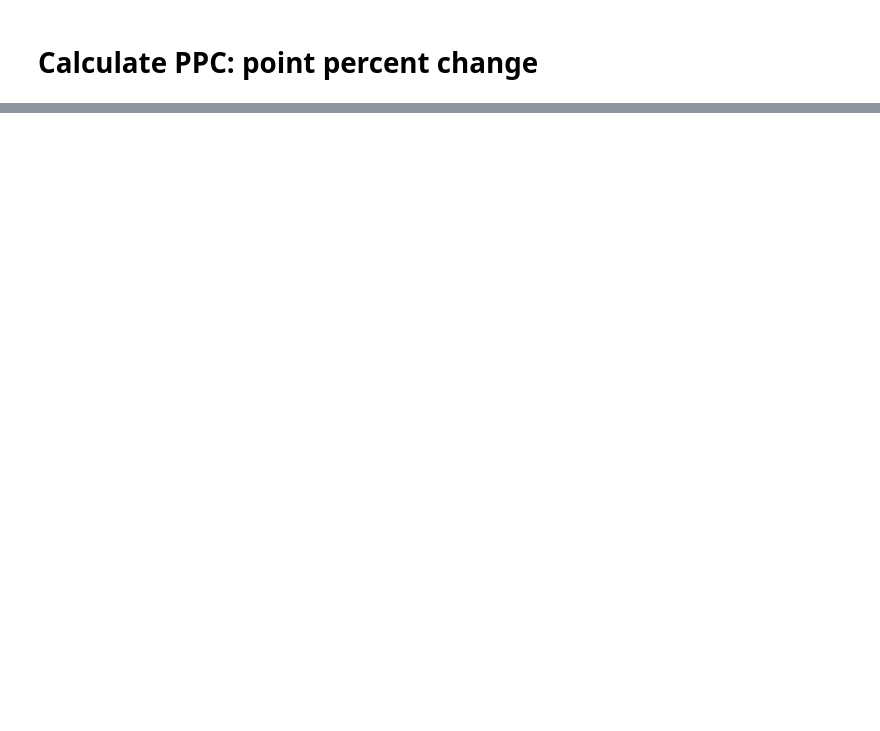
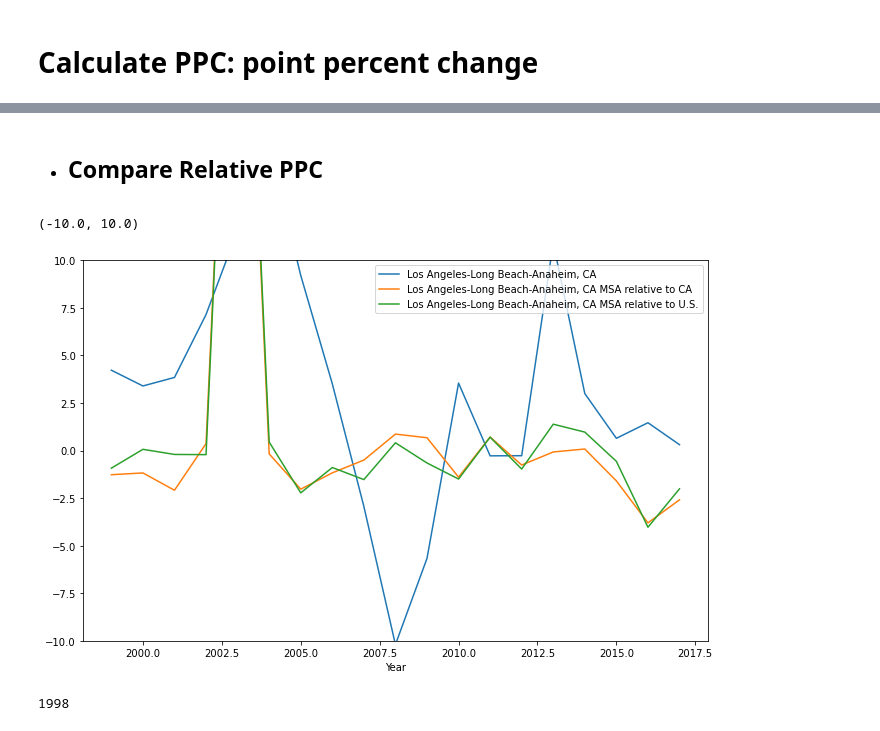
Before and after one commit to hamed-a/DI-project, a Jupyter notebook: process_data_.ipynb, the cells around one changed output, grey strips where cells are left out. Drawn from its saved outputs; the diff is of its cells as text; code cells hidden in the pictures; blank space fills up the shorter version.

```diff
--- a/process_data_.ipynb
+++ b/process_data_.ipynb
@@ -84,0 +175,3 @@ df_state[1998]
+# %%
+def house_ppc_relative(MSA_rank):
+    return house_ppc_df[house_ppc_df.columns[MSA_rank]]-house_ppc_df[house_ppc_df.columns[0]]
@@ -84,0 +206,29 @@ df_state[1998]
+# %% [markdown]
+- ## Compare Relative PPC
+# %%
+plt.figure()
+
+fsize = 7
+plt.gcf().set_size_inches(fsize*1.6,fsize)
+
+
+MSA_rank = 2
+house_ppc_relative(MSA_rank).plot( label= house_ppc_df.columns[MSA_rank])
+
+
+MSA_rank = houseRank_to_empRank[MSA_rank]
+MSA = msa_emp_rank_df_dict[MSA_rank]
+NAICS_code = '--'
+ppc_relative_state, ppc_relative_country =  ppc_relative(MSA,NAICS_code)
+ppc_relative_state.plot(label=MSA+' relative to '+MSA_to_state_dict[MSA])
+ppc_relative_country.plot(label=MSA+' relative to U.S.')
+
+plt.legend()
+plt.ylim( (-10,10) )
+# %% [output]
+(-10.0, 10.0)
+[figure, added]
+# %%
+pd.to_datetime('1998',format='%Y').year
+# %% [output]
+1998
```
Also changed, not shown: parts of 39 cells of this notebook, 4 other files.
